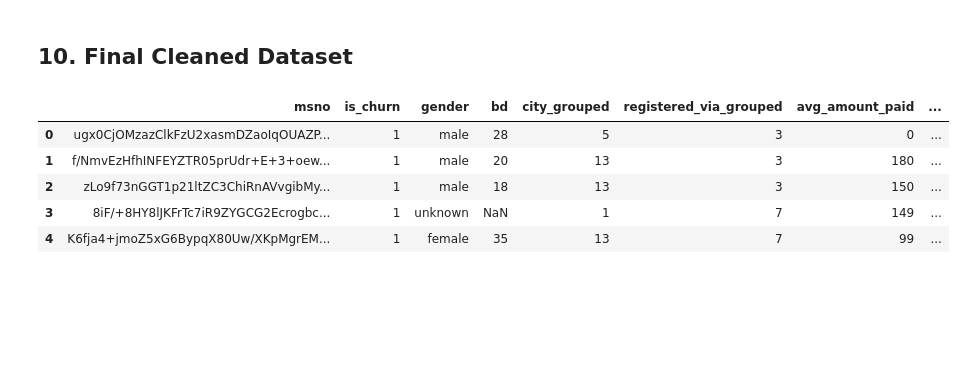
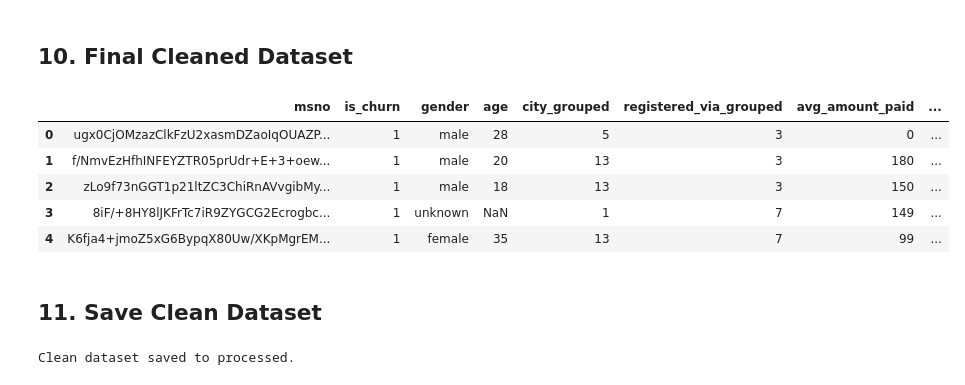
Before and after one commit to PaulinaMamiaga/customer-churn-intelligence-system, a Jupyter notebook: notebooks/02_data_preparation.ipynb, the cells around one changed output. Saved outputs shown, nothing was run; the diff lists cells and outputs as text; code cells hidden in the pictures; blank space fills up the shorter version.

Commit message:
# Update Data Preparation & feature Engineering

```diff
--- a/notebooks/02_data_preparation.ipynb
+++ b/notebooks/02_data_preparation.ipynb
@@ -339 +341,3 @@ memory usage: 163.0+ MB
+# %%
+df = df.rename(columns={"bd": "age"})
 # %% [markdown]
@@ -341,7 +345,7 @@ memory usage: 163.0+ MB
 # %%
-# 6.3.1 Demographics
+# 6.4.1 Demographics
 # Invalid ages → NaN
-df.loc[(df["bd"] <= 0) | (df["bd"] > 100), "bd"] = np.nan
+df.loc[(df["age"] <= 0) | (df["age"] > 100), "age"] = np.nan
 
 # Gender missing → "unknown"
 df["gender"] = df["gender"].fillna("unknown")
@@ -425,6 +429,11 @@ df["listening_group"] = pd.qcut(
 # %%
 # 7.3 Payment Variability
 df["payment_variability"] = df["total_amount_paid"] / (df["transaction_count"] + 1)
+# %%
+# 7.4 Recency (days since last transaction)
+cutoff_date = df["last_transaction_date"].max()
+df["days_since_last_transaction"] = (cutoff_date - df["last_transaction_date"]).dt.days
+df["days_since_last_transaction"] = df["days_since_last_transaction"].fillna(df["days_since_last_transaction"].max())
 # %% [markdown]
 ## **8. Multicollinearity Check**
 # %%
@@ -463,20 +473,27 @@ df = df.drop(columns=leakage_cols)
 # %%
 final_cols = [
     "msno", "is_churn",
-    "gender", "bd", "city_grouped", "registered_via_grouped",
+    "gender", "age", "city_grouped", "registered_via_grouped",
     "avg_amount_paid", "total_amount_paid",
     "has_auto_renew", "has_cancelled",
     "total_secs", "num_unq",
     "customer_tenure_days", "listening_group",
     "payment_variability"
 ]
 
 df_clean = df[final_cols].copy()
 df_clean.head()
 # %% [output]
-|  | msno | is_churn | gender | bd | city_grouped | registered_via_grouped | avg_amount_paid | ... |
+|  | msno | is_churn | gender | age | city_grouped | registered_via_grouped | avg_amount_paid | ... |
 | 0 | ugx0CjOMzazClkFzU2xasmDZaoIqOUAZP... | 1 | male | 28 | 5 | 3 | 0 | ... |
 | 1 | f/NmvEzHfhINFEYZTR05prUdr+E+3+oew... | 1 | male | 20 | 13 | 3 | 180 | ... |
 | 2 | zLo9f73nGGT1p21ltZC3ChiRnAVvgibMy... | 1 | male | 18 | 13 | 3 | 150 | ... |
 | 3 | 8iF/+8HY8lJKFrTc7iR9ZYGCG2Ecrogbc... | 1 | unknown | NaN | 1 | 7 | 149 | ... |
 | 4 | K6fja4+jmoZ5xG6BypqX80Uw/XKpMgrEM... | 1 | female | 35 | 13 | 7 | 99 | ... |
+# %% [markdown]
+## **11. Save Clean Dataset**
+# %%
+df_clean.to_csv("data/processed/df_clean.csv", index=False)
+print("Clean dataset saved to processed.")
+# %% [output]
+Clean dataset saved to processed.
```
Also changed, not shown: parts of 17 cells of this notebook.
